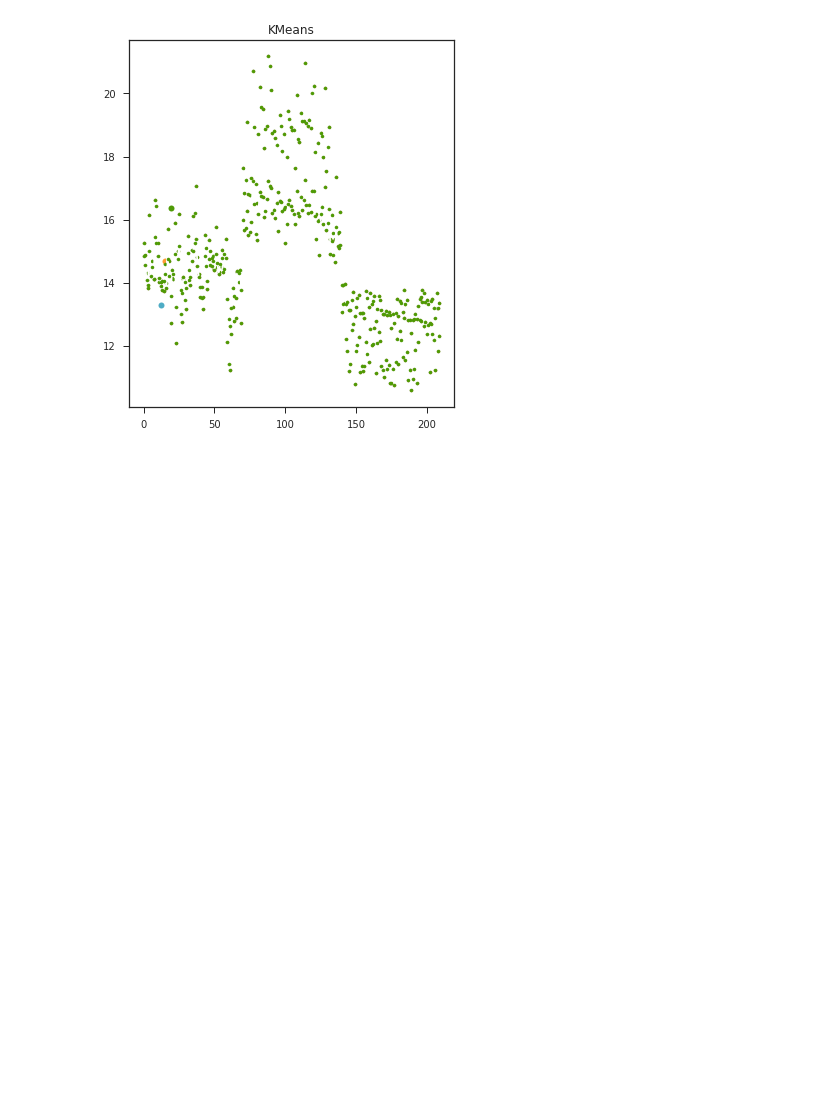
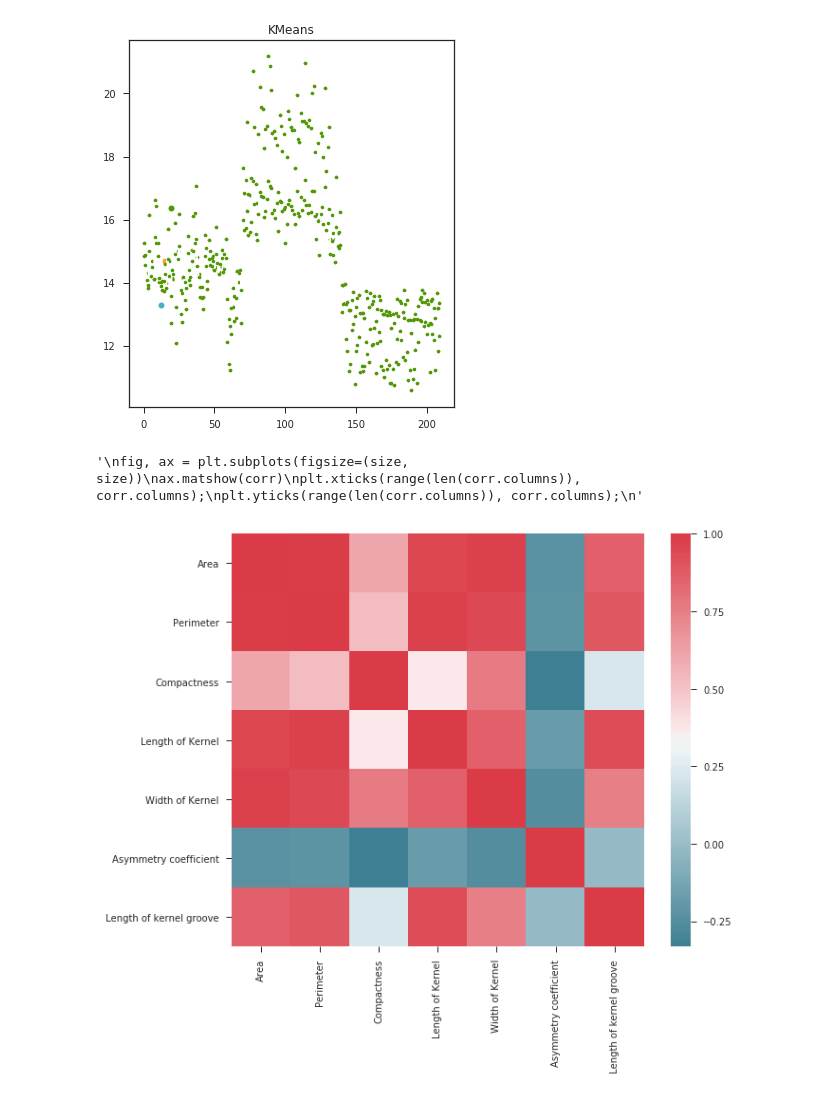
Before and after one commit to soaresdominic/ClusterAnalysis, a Jupyter notebook: DataViz.ipynb, the cells around one changed output. Drawn from its saved outputs; the diff is of its cells as text; code cells hidden in the pictures; blank space fills up the shorter version.

Commit message:
Added plots to file and notebook

```diff
--- a/DataViz.ipynb
+++ b/DataViz.ipynb
@@ -163,3 +163,12 @@ plt.show()
  0 0 0 0 0 0 0 0 0 0 0 0 0 0 0 0 0 0 0 0 0 0 0 0 0]
 <matplotlib.figure.Figure at 0x...>
 [figure]
+# %%
+df = data
+f, ax = plt.subplots(figsize=(10, 8))
+corr = df.corr()
+
+sns.heatmap(corr, mask=np.zeros_like(corr, dtype=np.bool), cmap=sns.diverging_palette(220, 10, as_cmap=True), square=True, ax=ax)
+# %% [output]
+'\nfig, ax = plt.subplots(figsize=(size, size))\nax.matshow(corr)\nplt.xticks(range(len(corr.columns)), corr.columns);\nplt.yticks(range(len(corr.columns)), corr.columns);\n'
+[figure, added]
```
Also changed, not shown: parts of 3 cells of this notebook, 1 other file.
